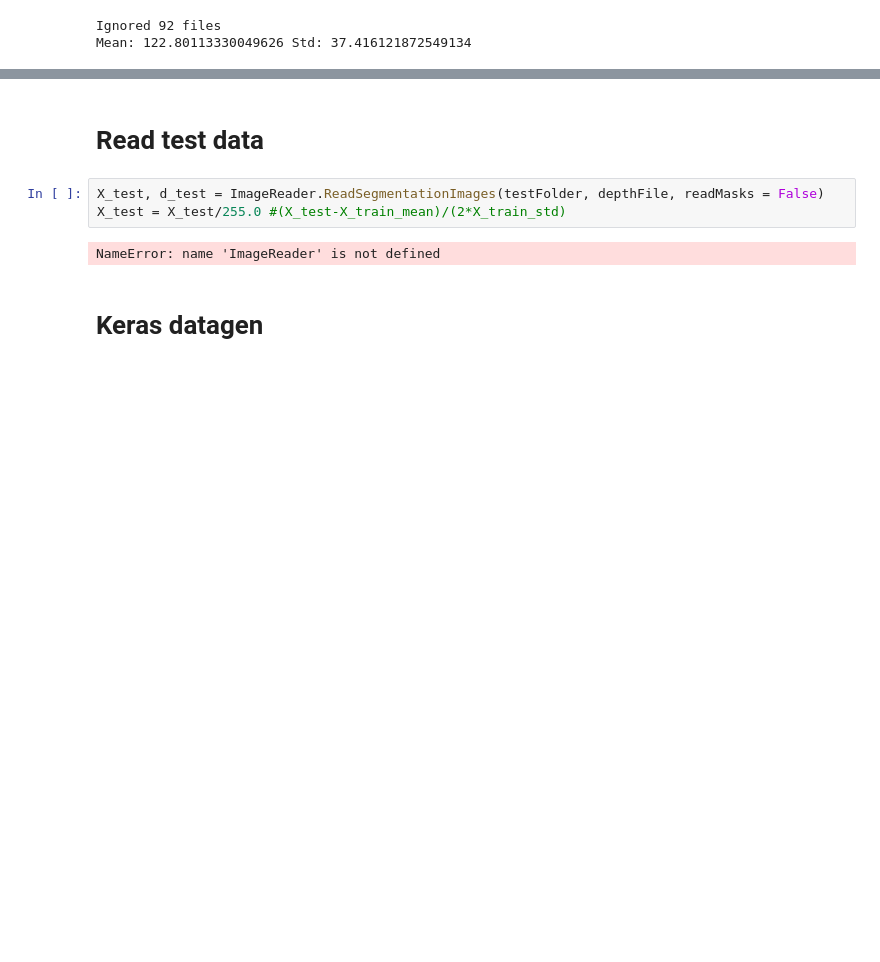
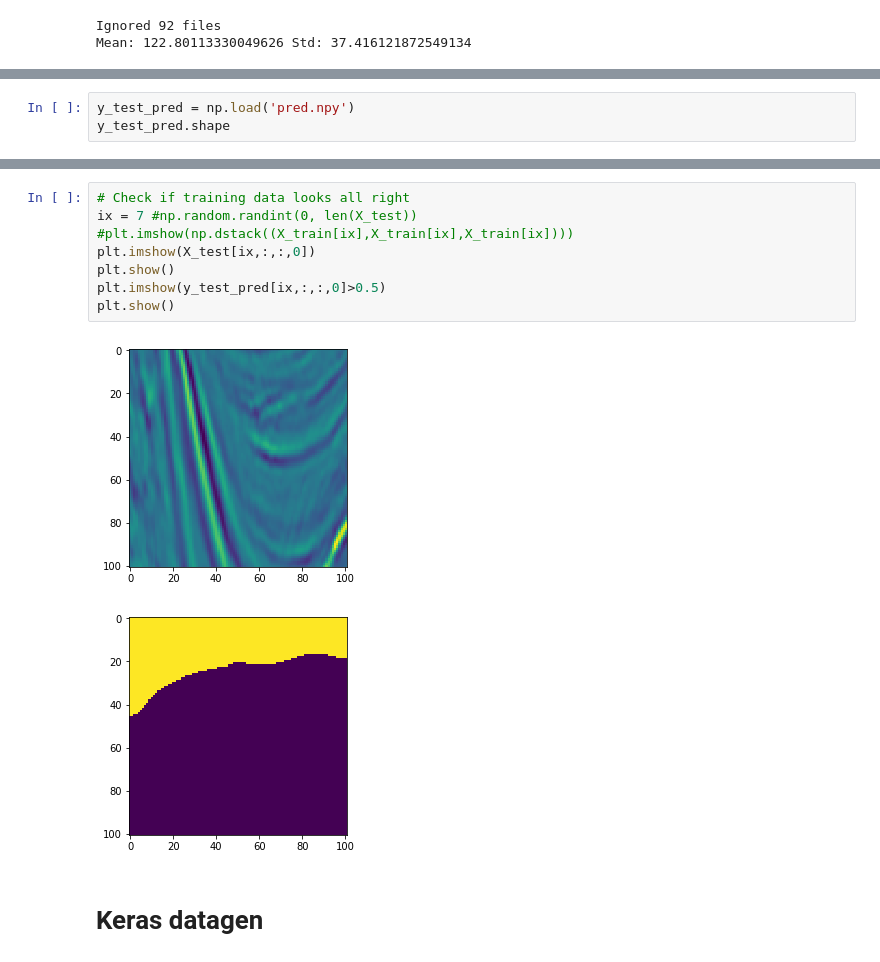
Before and after one commit to douglas125/McLyEdSegmentation, a Jupyter notebook: TGSSeismic.ipynb, the cells around one changed output, grey strips where cells are left out. Drawn from its saved outputs; the diff is of its cells as text; blank space fills up the shorter version.

```diff
--- a/TGSSeismic.ipynb
+++ b/TGSSeismic.ipynb
@@ -164,0 +172,3 @@ Mean: 122.80113330049626 Std: 37.416121872549134
+# %%
+y_test_pred = np.load('pred.npy')
+y_test_pred.shape
@@ -176,10 +188,14 @@ plt.show()
-# %% [markdown]
-# Read test data
-# %%
-X_test, d_test = ImageReader.ReadSegmentationImages(testFolder, depthFile, readMasks = False)
-X_test = X_test/255.0 #(X_test-X_train_mean)/(2*X_train_std)
-# %% [output]
-NameError: name 'ImageReader' is not defined
+# %%
+# Check if training data looks all right
+ix = 7 #np.random.randint(0, len(X_test))
+#plt.imshow(np.dstack((X_train[ix],X_train[ix],X_train[ix])))
+plt.imshow(X_test[ix,:,:,0])
+plt.show()
+plt.imshow(y_test_pred[ix,:,:,0]>0.5)
+plt.show()
+# %% [output]
+[figure, added]
+[figure, added]
 # %% [markdown]
 # Keras datagen
 # %%
```
Also changed, not shown: parts of 3 cells of this notebook, 2 other files.
